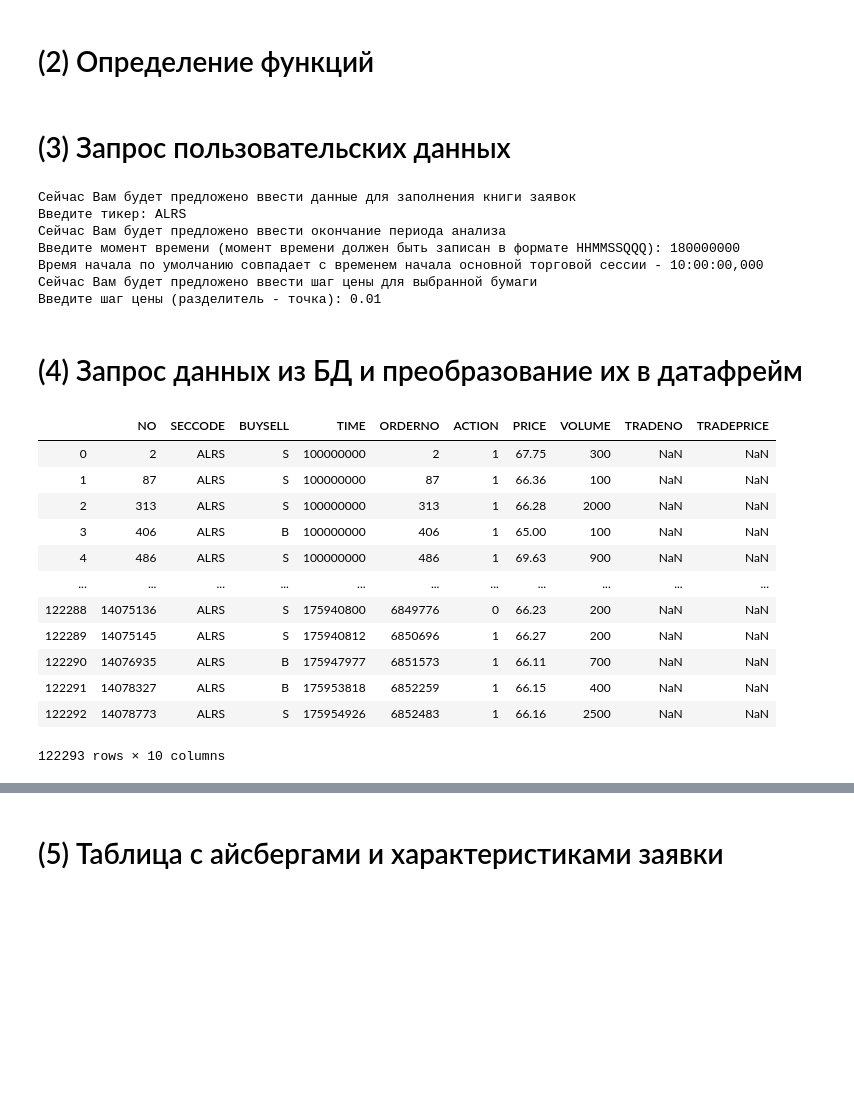
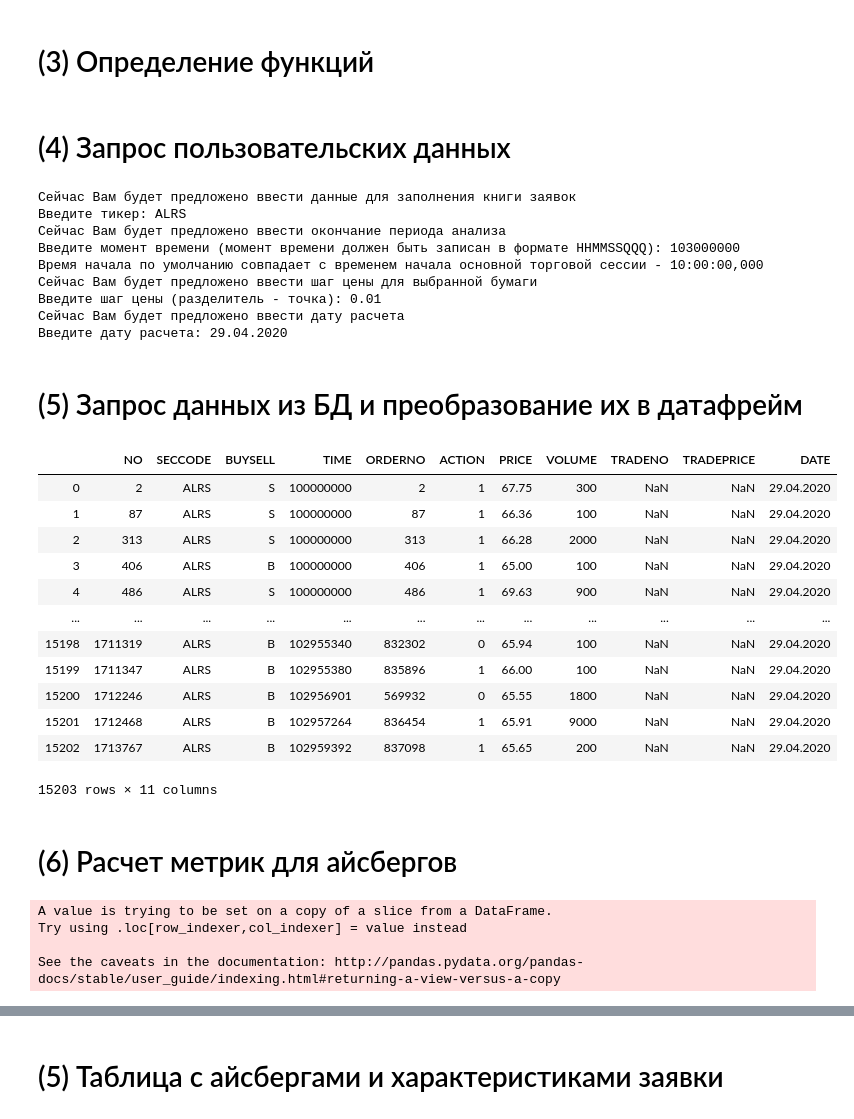
Before and after one commit to katya-luzina/master_thesis, a Jupyter notebook: адаптация кода к имеющимся данным.ipynb, the cells around one changed output, grey strips where cells are left out. Drawn from its saved outputs; the diff is of its cells as text; code cells hidden in the pictures; blank space fills up the shorter version.

```diff
--- a/адаптация кода к имеющимся данным.ipynb
+++ b/адаптация кода к имеющимся данным.ipynb
@@ -16,7 +18,7 @@ conn = mysql.connector.connect(
 cur = conn.cursor()
 cur.execute ("""USE orders;""")
 # %% [markdown]
-# (2) Определение функций
+# (3) Определение функций
 # %%
 def GetTicker ():
     print ('Сейчас Вам будет предложено ввести данные для заполнения книги заявок')
@@ -222,5 +129,5 @@ def time_to_detection(output):
 # %% [markdown]
-# (3) Запрос пользовательских данных
+# (4) Запрос пользовательских данных
 # %%
 # Запрос пользовательских данных
 ticker = GetTicker()
@@ -231,36 +138,50 @@ print ('Время начала по умолчанию совпадает с в
 time_lower = 100000000
 print ('Сейчас Вам будет предложено ввести шаг цены для выбранной бумаги')
 price_step = float(input('Введите шаг цены (разделитель - точка): '))
+print('Сейчас Вам будет предложено ввести дату расчета')
+d = str(input('Введите дату расчета: '))
 # %% [output]
 Сейчас Вам будет предложено ввести данные для заполнения книги заявок
 Введите тикер: ALRS
 Сейчас Вам будет предложено ввести окончание периода анализа
-Введите момент времени (момент времени должен быть записан в формате HHMMSSQQQ): 180000000
+Введите момент времени (момент времени должен быть записан в формате HHMMSSQQQ): 103000000
 Время начала по умолчанию совпадает с временем начала основной торговой сессии - 10:00:00,000
 Сейчас Вам будет предложено ввести шаг цены для выбранной бумаги
 Введите шаг цены (разделитель - точка): 0.01
+Сейчас Вам будет предложено ввести дату расчета
+Введите дату расчета: 29.04.2020
 # %% [markdown]
-# (4) Запрос данных из БД и преобразование их в датафрейм
+# (5) Запрос данных из БД и преобразование их в датафрейм
 # %%
 if table == 'ordshares':
     cur.execute("SELECT * from ordshares WHERE (seccode = '%s') and (ordertime <= '%s');" % (ticker, time_upper))
 elif table == 'prefshares':
     cur.execute("SELECT * from prefshares WHERE (seccode = '%s') and (ordertime <= '%s');" % (ticker, time_upper))
 rows = cur.fetchall()
 data_from_postgres = pd.DataFrame(rows, columns =['NO','SECCODE','BUYSELL','TIME','ORDERNO','ACTION','PRICE','VOLUME','TRADENO','TRADEPRICE'])
-data_from_postgres['TIME'] = data_from_postgres['TIME'].apply(ReverseToDatetime) # перевод времени в таймстамп
+data_from_postgres ['DATE'] = d
 data_from_postgres
 # %% [output]
-|  | NO | SECCODE | BUYSELL | TIME | ORDERNO | ACTION | PRICE | VOLUME | TRADENO | TRADEPRICE |
-| 0 | 2 | ALRS | S | 100000000 | 2 | 1 | 67.75 | 300 | NaN | NaN |
-| 1 | 87 | ALRS | S | 100000000 | 87 | 1 | 66.36 | 100 | NaN | NaN |
-| 2 | 313 | ALRS | S | 100000000 | 313 | 1 | 66.28 | 2000 | NaN | NaN |
-| 3 | 406 | ALRS | B | 100000000 | 406 | 1 | 65.00 | 100 | NaN | NaN |
-| 4 | 486 | ALRS | S | 100000000 | 486 | 1 | 69.63 | 900 | NaN | NaN |
-| ... | ... | ... | ... | ... | ... | ... | ... | ... | ... | ... |
-| 122288 | 14075136 | ALRS | S | 175940800 | 6849776 | 0 | 66.23 | 200 | NaN | NaN |
-| 122289 | 14075145 | ALRS | S | 175940812 | 6850696 | 1 | 66.27 | 200 | NaN | NaN |
-| 122290 | 14076935 | ALRS | B | 175947977 | 6851573 | 1 | 66.11 | 700 | NaN | NaN |
-| 122291 | 14078327 | ALRS | B | 175953818 | 6852259 | 1 | 66.15 | 400 | NaN | NaN |
-| 122292 | 14078773 | ALRS | S | 175954926 | 6852483 | 1 | 66.16 | 2500 | NaN | NaN |
+|  | NO | SECCODE | BUYSELL | TIME | ORDERNO | ACTION | PRICE | VOLUME | TRADENO | TRADEPRICE | DATE |
+| 0 | 2 | ALRS | S | 100000000 | 2 | 1 | 67.75 | 300 | NaN | NaN | 29.04.2020 |
+| 1 | 87 | ALRS | S | 100000000 | 87 | 1 | 66.36 | 100 | NaN | NaN | 29.04.2020 |
+| 2 | 313 | ALRS | S | 100000000 | 313 | 1 | 66.28 | 2000 | NaN | NaN | 29.04.2020 |
+| 3 | 406 | ALRS | B | 100000000 | 406 | 1 | 65.00 | 100 | NaN | NaN | 29.04.2020 |
+| 4 | 486 | ALRS | S | 100000000 | 486 | 1 | 69.63 | 900 | NaN | NaN | 29.04.2020 |
+| ... | ... | ... | ... | ... | ... | ... | ... | ... | ... | ... | ... |
+| 15198 | 1711319 | ALRS | B | 102955340 | 832302 | 0 | 65.94 | 100 | NaN | NaN | 29.04.2020 |
+| 15199 | 1711347 | ALRS | B | 102955380 | 835896 | 1 | 66.00 | 100 | NaN | NaN | 29.04.2020 |
+| 15200 | 1712246 | ALRS | B | 102956901 | 569932 | 0 | 65.55 | 1800 | NaN | NaN | 29.04.2020 |
+| 15201 | 1712468 | ALRS | B | 102957264 | 836454 | 1 | 65.91 | 9000 | NaN | NaN | 29.04.2020 |
+| 15202 | 1713767 | ALRS | B | 102959392 | 837098 | 1 | 65.65 | 200 | NaN | NaN | 29.04.2020 |
-122293 rows × 10 columns
+15203 rows × 11 columns
+# %% [markdown]
+# (6) Расчет метрик для айсбергов
+# %%
+output = iceberg(data_from_postgres)
+output
+# %% [output]
+A value is trying to be set on a copy of a slice from a DataFrame.
+Try using .loc[row_indexer,col_indexer] = value instead
+
+See the caveats in the documentation: http://pandas.pydata.org/pandas-docs/stable/user_guide/indexing.html#returning-a-view-versus-a-copy
```
Also changed, not shown: parts of 64 cells of this notebook.
